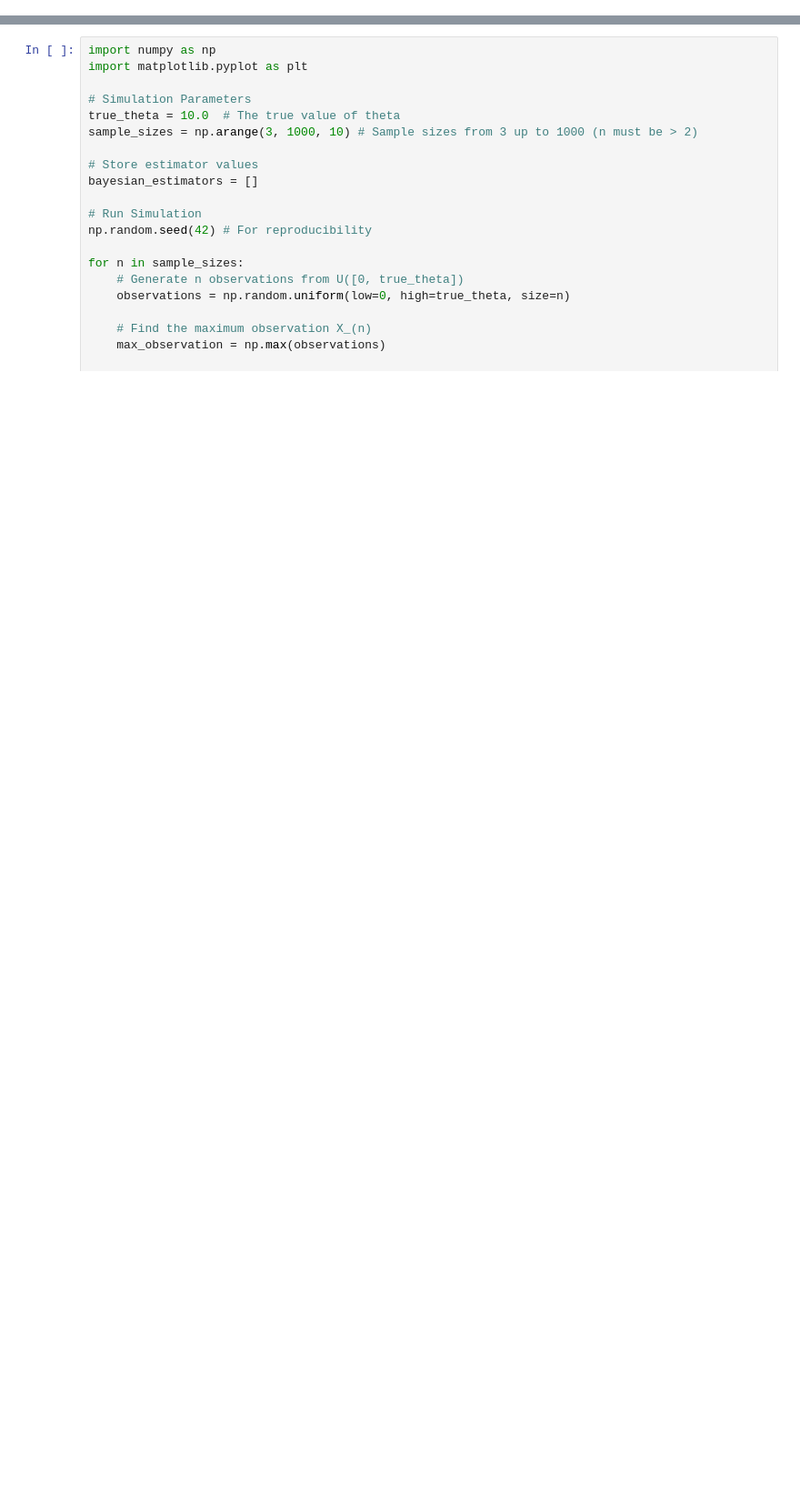
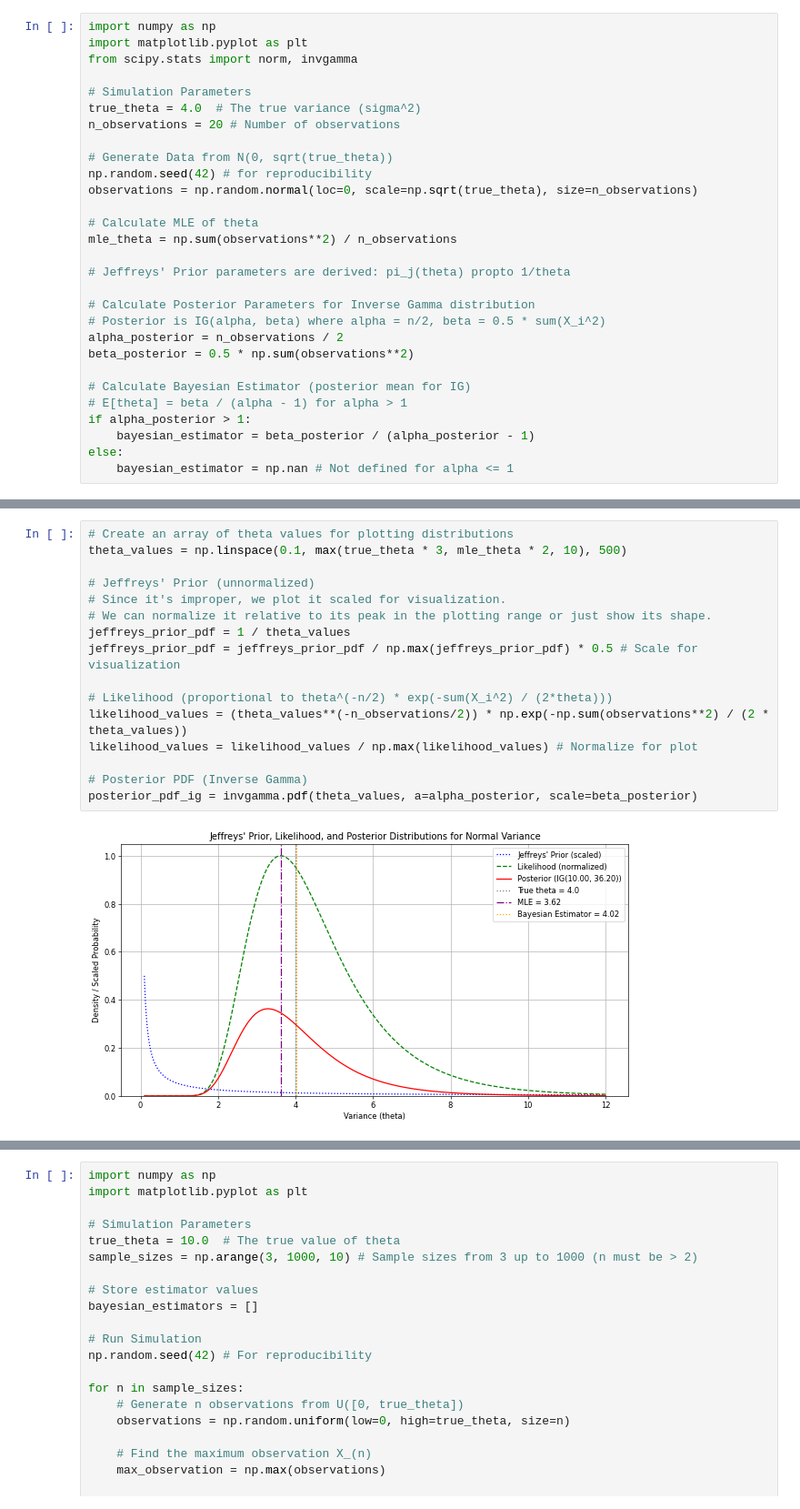
Before and after one commit to pashukalma/statistics_, a Jupyter notebook: bayesian_estimators.ipynb, the cells around one changed output, grey strips where cells are left out. Shown at 91% size. Saved outputs shown, nothing was run; the diff lists cells and outputs as text; blank space fills up the shorter version.

```diff
--- a/bayesian_estimators.ipynb
+++ b/bayesian_estimators.ipynb
@@ -410,0 +50,29 @@ This script demonstrates the consistency of the Bayesian estimator $\hat{\theta}
+# %%
+import numpy as np
+import matplotlib.pyplot as plt
+from scipy.stats import norm, invgamma
+
+# Simulation Parameters
+true_theta = 4.0  # The true variance (sigma^2)
+n_observations = 20 # Number of observations
+
+# Generate Data from N(0, sqrt(true_theta))
+np.random.seed(42) # for reproducibility
+observations = np.random.normal(loc=0, scale=np.sqrt(true_theta), size=n_observations)
+
+# Calculate MLE of theta
+mle_theta = np.sum(observations**2) / n_observations
+
+# Jeffreys' Prior parameters are derived: pi_j(theta) propto 1/theta
+
+# Calculate Posterior Parameters for Inverse Gamma distribution
+# Posterior is IG(alpha, beta) where alpha = n/2, beta = 0.5 * sum(X_i^2)
+alpha_posterior = n_observations / 2
+beta_posterior = 0.5 * np.sum(observations**2)
+
+# Calculate Bayesian Estimator (posterior mean for IG)
+# E[theta] = beta / (alpha - 1) for alpha > 1
+if alpha_posterior > 1:
+    bayesian_estimator = beta_posterior / (alpha_posterior - 1)
+else:
+    bayesian_estimator = np.nan # Not defined for alpha <= 1
@@ -410,0 +92,18 @@ This script demonstrates the consistency of the Bayesian estimator $\hat{\theta}
+# %%
+# Create an array of theta values for plotting distributions
+theta_values = np.linspace(0.1, max(true_theta * 3, mle_theta * 2, 10), 500)
+
+# Jeffreys' Prior (unnormalized)
+# Since it's improper, we plot it scaled for visualization.
+# We can normalize it relative to its peak in the plotting range or just show its shape.
+jeffreys_prior_pdf = 1 / theta_values
+jeffreys_prior_pdf = jeffreys_prior_pdf / np.max(jeffreys_prior_pdf) * 0.5 # Scale for visualization
+
+# Likelihood (proportional to theta^(-n/2) * exp(-sum(X_i^2) / (2*theta)))
+likelihood_values = (theta_values**(-n_observations/2)) * np.exp(-np.sum(observations**2) / (2 * theta_values))
+likelihood_values = likelihood_values / np.max(likelihood_values) # Normalize for plot
+
+# Posterior PDF (Inverse Gamma)
+posterior_pdf_ig = invgamma.pdf(theta_values, a=alpha_posterior, scale=beta_posterior)
+# %% [output]
+[figure, added]
```
Also changed, not shown: parts of 61 cells of this notebook, 1 other file.
